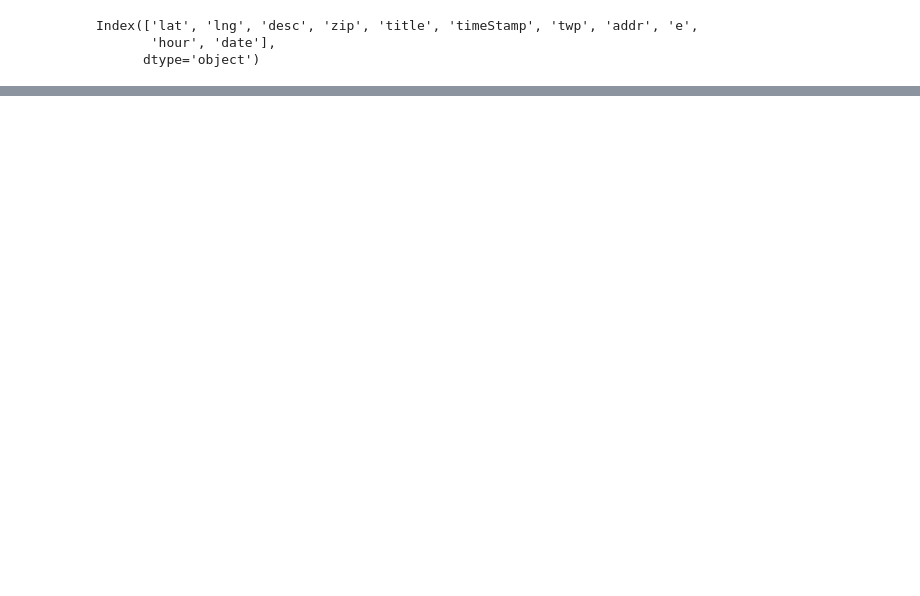
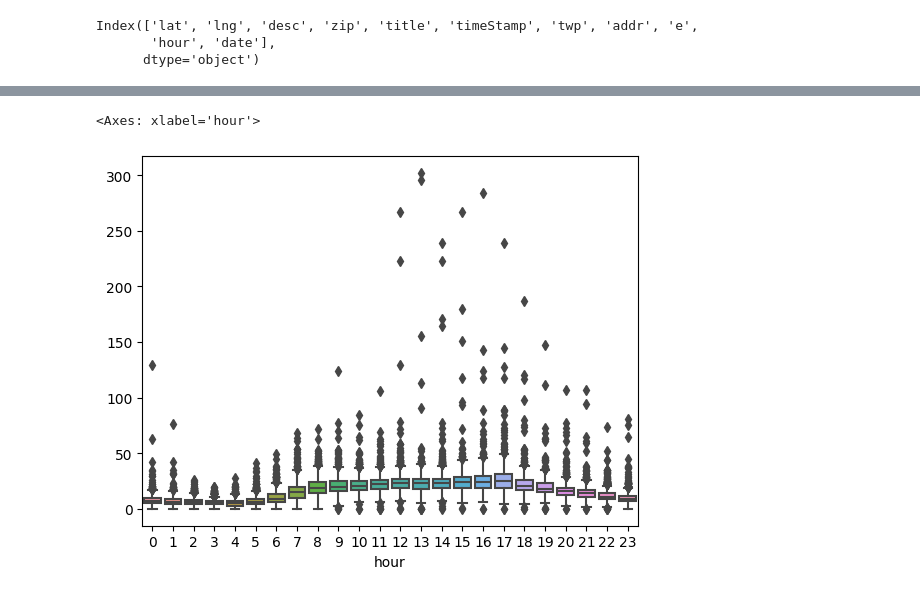
Before and after one commit to Tolash123/Machine_learning_and_Deep_learning, a Jupyter notebook: Module3-Advance Data analysis and statistics/2. Data Distribution - Case study/call_center_planning.ipynb, the cells around one changed output, grey strips where cells are left out. Saved outputs shown, nothing was run; the diff lists cells and outputs as text; code cells hidden in the pictures; blank space fills up the shorter version.

Commit message:
call center as a case study

```diff
--- a/Module3-Advance Data analysis and statistics/2. Data Distribution - Case study/call_center_planning.ipynb
+++ b/Module3-Advance Data analysis and statistics/2. Data Distribution - Case study/call_center_planning.ipynb
@@ -150,0 +178,3 @@ Index(['lat', 'lng', 'desc', 'zip', 'title', 'timeStamp', 'twp', 'addr', 'e',
+# %%
+calls =group_df['timeStamp'].count().reset_index()
+calls.head()
@@ -150,0 +188,3 @@ Index(['lat', 'lng', 'desc', 'zip', 'title', 'timeStamp', 'twp', 'addr', 'e',
+# %%
+calls.columns = ['date','hour','calls']
+calls.head()
@@ -150,0 +218,5 @@ Index(['lat', 'lng', 'desc', 'zip', 'title', 'timeStamp', 'twp', 'addr', 'e',
+# %%
+report = pd.pivot_table(data=calls,
+               values='calls',
+               index='date',
+               columns='hour')
@@ -150,0 +243,3 @@ Index(['lat', 'lng', 'desc', 'zip', 'title', 'timeStamp', 'twp', 'addr', 'e',
+# %%
+report.fillna(0, inplace=True)
+report
@@ -150,0 +261,5 @@ Index(['lat', 'lng', 'desc', 'zip', 'title', 'timeStamp', 'twp', 'addr', 'e',
+# %%
+sns.boxplot(data=report)
+# %% [output]
+<Axes: xlabel='hour'>
+[figure, added]
```
Also changed, not shown: parts of 31 cells of this notebook.
